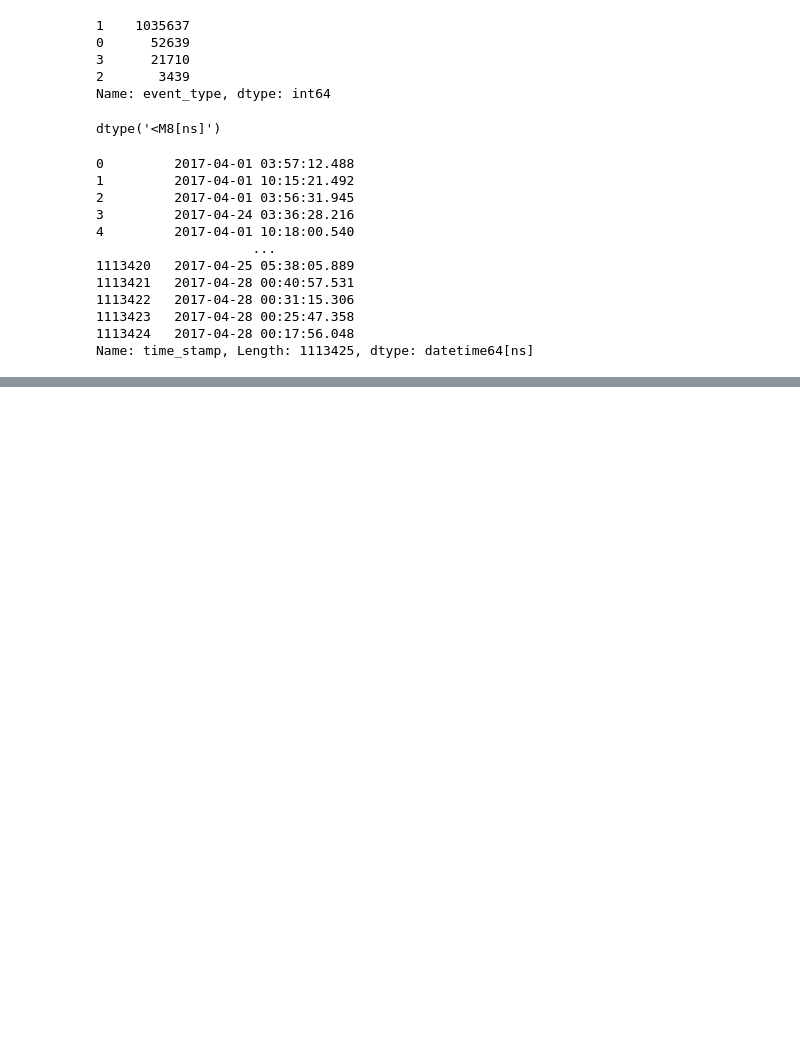
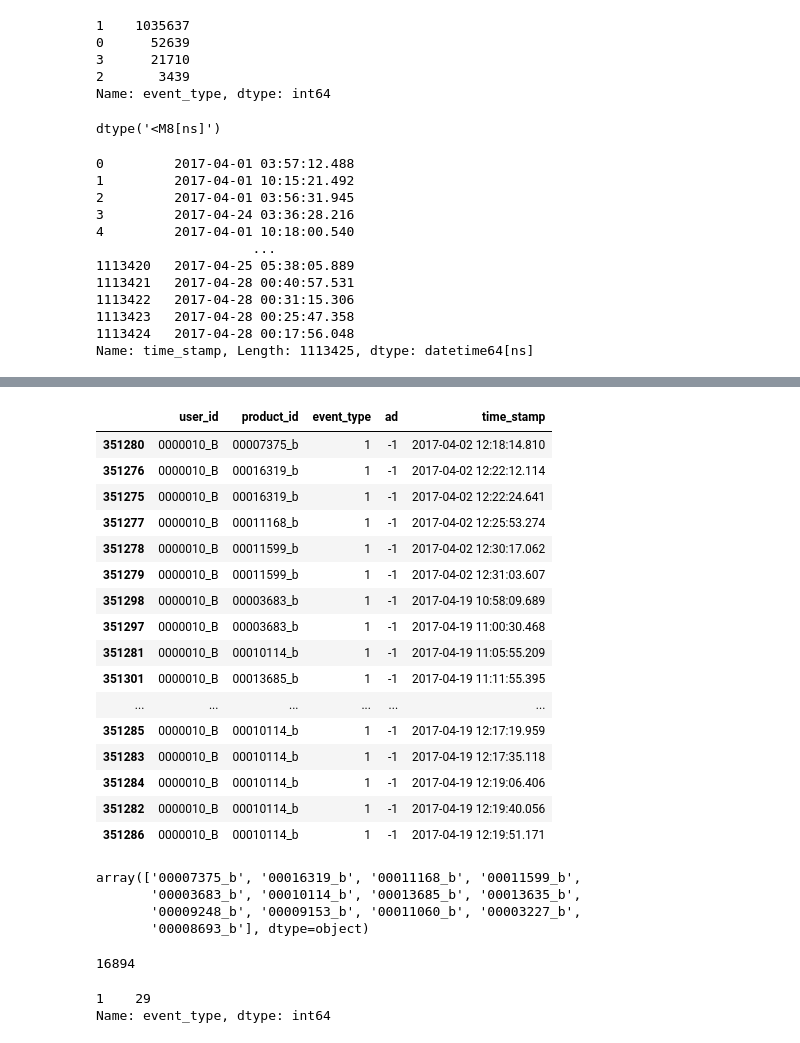
Before and after one commit to ducksfrogs/signate_quest, a Jupyter notebook: ec_site/first.ipynb, the cells around one changed output, grey strips where cells are left out. Drawn from its saved outputs; the diff is of its cells as text; code cells hidden in the pictures; blank space fills up the shorter version.

```diff
--- a/ec_site/first.ipynb
+++ b/ec_site/first.ipynb
@@ -92,3 +89,5 @@ ts
 1113423   2017-04-28 00:25:47.358
 1113424   2017-04-28 00:17:56.048
 Name: time_stamp, Length: 1113425, dtype: datetime64[ns]
+# %%
+data_u = data.groupby('user_id').apply(lambda x: x.sort_values('time_stamp'))
@@ -94,0 +111,36 @@ Name: time_stamp, Length: 1113425, dtype: datetime64[ns]
+# %%
+data_u.loc['0000010_B']
+# %% [output]
+|  | user_id | product_id | event_type | ad | time_stamp |
+| 351280 | 0000010_B | 00007375_b | 1 | -1 | 2017-04-02 12:18:14.810 |
+| 351276 | 0000010_B | 00016319_b | 1 | -1 | 2017-04-02 12:22:12.114 |
+| 351275 | 0000010_B | 00016319_b | 1 | -1 | 2017-04-02 12:22:24.641 |
+| 351277 | 0000010_B | 00011168_b | 1 | -1 | 2017-04-02 12:25:53.274 |
+| 351278 | 0000010_B | 00011599_b | 1 | -1 | 2017-04-02 12:30:17.062 |
+| 351279 | 0000010_B | 00011599_b | 1 | -1 | 2017-04-02 12:31:03.607 |
+| 351298 | 0000010_B | 00003683_b | 1 | -1 | 2017-04-19 10:58:09.689 |
+| 351297 | 0000010_B | 00003683_b | 1 | -1 | 2017-04-19 11:00:30.468 |
+| 351281 | 0000010_B | 00010114_b | 1 | -1 | 2017-04-19 11:05:55.209 |
+| 351301 | 0000010_B | 00013685_b | 1 | -1 | 2017-04-19 11:11:55.395 |
+| ... | ... | ... | ... | ... | ... |
+| 351285 | 0000010_B | 00010114_b | 1 | -1 | 2017-04-19 12:17:19.959 |
+| 351283 | 0000010_B | 00010114_b | 1 | -1 | 2017-04-19 12:17:35.118 |
+| 351284 | 0000010_B | 00010114_b | 1 | -1 | 2017-04-19 12:19:06.406 |
+| 351282 | 0000010_B | 00010114_b | 1 | -1 | 2017-04-19 12:19:40.056 |
+| 351286 | 0000010_B | 00010114_b | 1 | -1 | 2017-04-19 12:19:51.171 |
+# %%
+data_u.loc['0000010_B']['product_id'].unique()
+# %% [output]
+array(['00007375_b', '00016319_b', '00011168_b', '00011599_b',
+       '00003683_b', '00010114_b', '00013685_b', '00013635_b',
+       '00009248_b', '00009153_b', '00011060_b', '00003227_b',
+       '00008693_b'], dtype=object)
+# %%
+len(data['product_id'].unique())
+# %% [output]
+16894
+# %%
+data_u.loc['0000010_B']['event_type'].value_counts()
+# %% [output]
+1    29
+Name: event_type, dtype: int64
```
Also changed, not shown: parts of 9 cells of this notebook, 2 other files.
